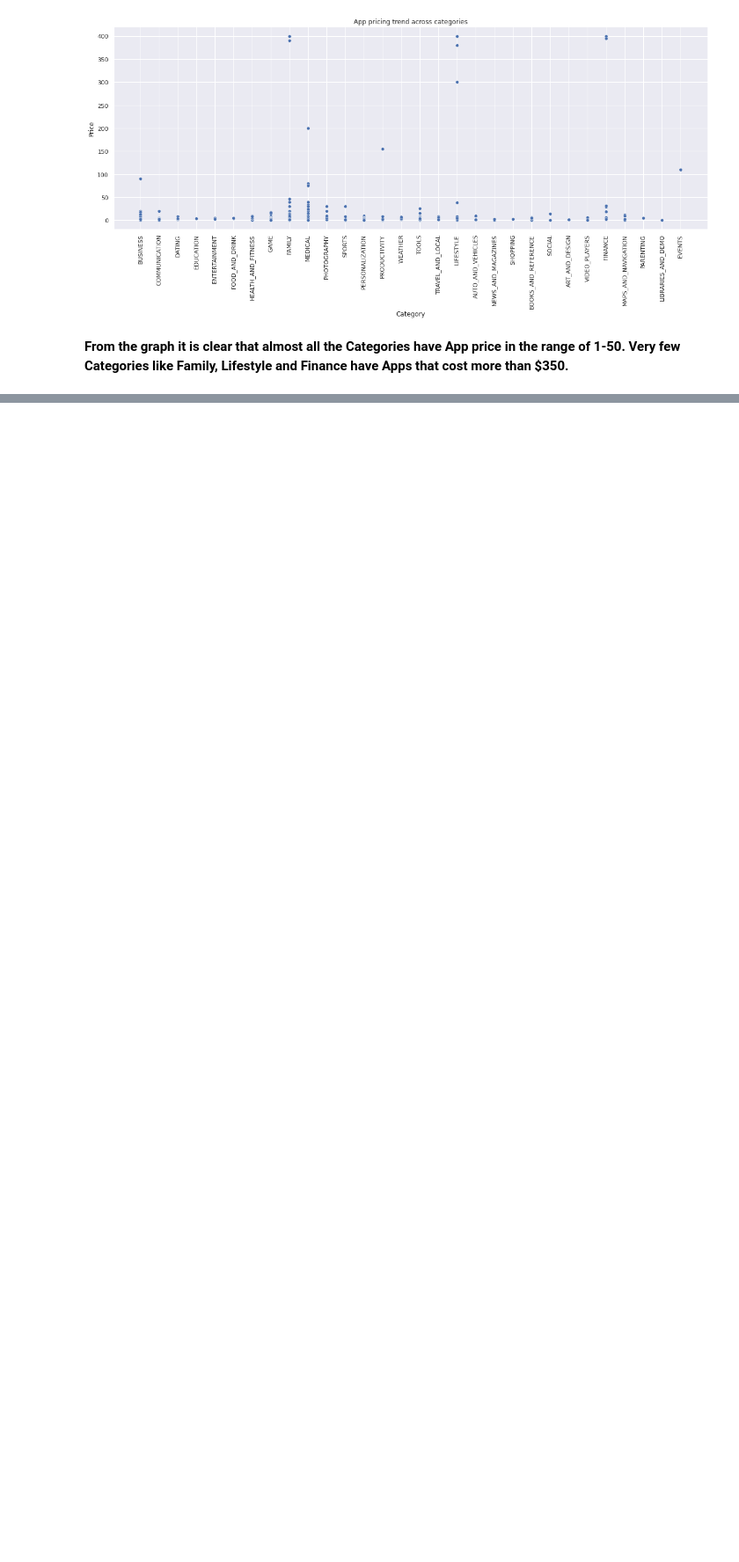
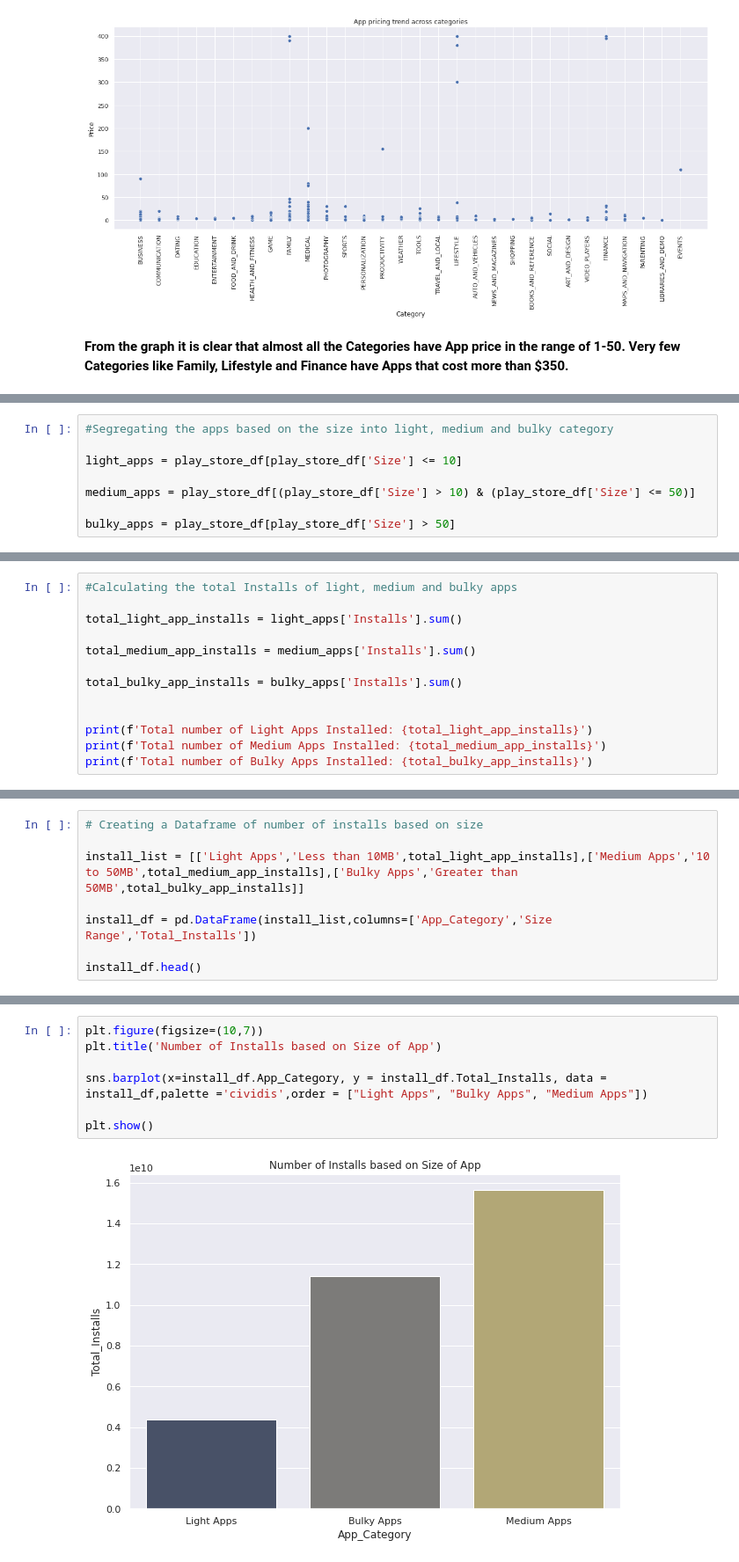
Before and after one commit to chandralakagwad/Playstore-App-Review-Analysis, a Jupyter notebook: Final_Play_Store_App_Analysis.ipynb, the cells around one changed output, grey strips where cells are left out. Shown at 88% size. Saved outputs shown, nothing was run; the diff lists cells and outputs as text; blank space fills up the shorter version.

```diff
--- a/Final_Play_Store_App_Analysis.ipynb
+++ b/Final_Play_Store_App_Analysis.ipynb
@@ -596,0 +624,8 @@ sns.scatterplot(x='Category', y='Price', data= Paid_Apps)
+# %%
+#Segregating the apps based on the size into light, medium and bulky category
+
+light_apps = play_store_df[play_store_df['Size'] <= 10]
+
+medium_apps = play_store_df[(play_store_df['Size'] > 10) & (play_store_df['Size'] <= 50)]
+
+bulky_apps = play_store_df[play_store_df['Size'] > 50]
@@ -596,0 +659,13 @@ sns.scatterplot(x='Category', y='Price', data= Paid_Apps)
+# %%
+#Calculating the total Installs of light, medium and bulky apps
+
+total_light_app_installs = light_apps['Installs'].sum()
+
+total_medium_app_installs = medium_apps['Installs'].sum()
+
+total_bulky_app_installs = bulky_apps['Installs'].sum()
+
+
+print(f'Total number of Light Apps Installed: {total_light_app_installs}')
+print(f'Total number of Medium Apps Installed: {total_medium_app_installs}')
+print(f'Total number of Bulky Apps Installed: {total_bulky_app_installs}')
@@ -596,0 +676,8 @@ sns.scatterplot(x='Category', y='Price', data= Paid_Apps)
+# %%
+# Creating a Dataframe of number of installs based on size
+
+install_list = [['Light Apps','Less than 10MB',total_light_app_installs],['Medium Apps','10 to 50MB',total_medium_app_installs],['Bulky Apps','Greater than 50MB',total_bulky_app_installs]]
+
+install_df = pd.DataFrame(install_list,columns=['App_Category','Size Range','Total_Installs'])
+
+install_df.head()
@@ -596,0 +689,9 @@ sns.scatterplot(x='Category', y='Price', data= Paid_Apps)
+# %%
+plt.figure(figsize=(10,7))
+plt.title('Number of Installs based on Size of App')
+
+sns.barplot(x=install_df.App_Category, y = install_df.Total_Installs, data = install_df,palette ='cividis',order = ["Light Apps", "Bulky Apps", "Medium Apps"])
+
+plt.show()
+# %% [output]
+[figure, added]
```
Also changed, not shown: parts of 21 cells of this notebook.
